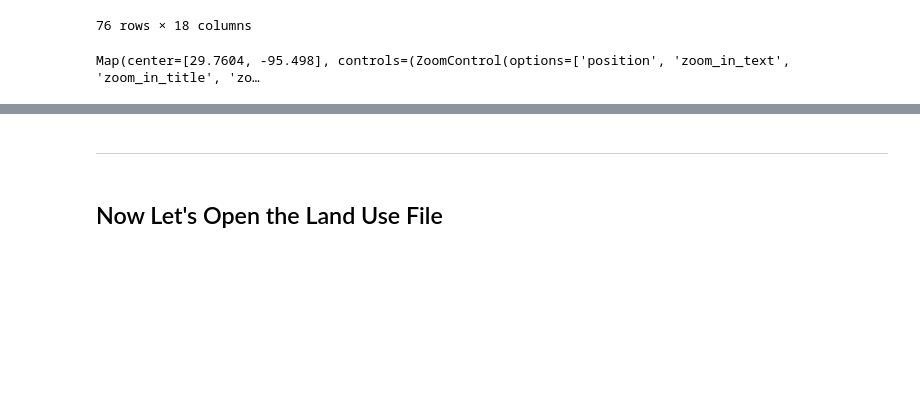
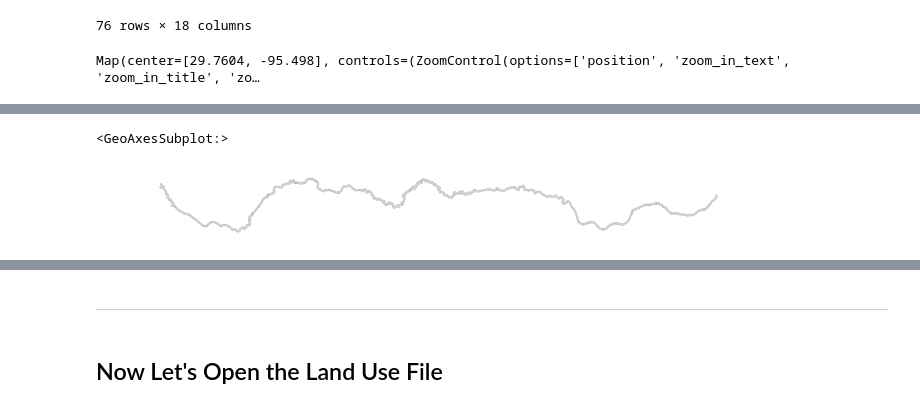
Before and after one commit to JustinGOSSES/river-maps-experiments, a Jupyter notebook: notebooks/Exploration.ipynb, the cells around one changed output, grey strips where cells are left out. Saved outputs shown, nothing was run; the diff lists cells and outputs as text; code cells hidden in the pictures; blank space fills up the shorter version.

```diff
--- a/notebooks/Exploration.ipynb
+++ b/notebooks/Exploration.ipynb
@@ -337,0 +382,2 @@ Map(center=[29.7604, -95.498], controls=(ZoomControl(options=['position', 'zoom_
+# %%
+geodf_buffaloBayou_projectedOnlyBufferGeoRead = gpd.read_file("../data/buffaloBayouTestGeojson.geojson")
@@ -337,0 +398,6 @@ Map(center=[29.7604, -95.498], controls=(ZoomControl(options=['position', 'zoom_
+# %%
+geoplot.polyplot(geodf_buffaloBayou_projectedOnlyBufferGeoRead, projection=gcrs.AlbersEqualArea(), edgecolor='darkgrey', facecolor='lightgrey', linewidth=.3,
+    figsize=(12, 8))
+# %% [output]
+<GeoAxesSubplot:>
+[figure, added]
```
Also changed, not shown: parts of 43 cells of this notebook, 1 other file.
